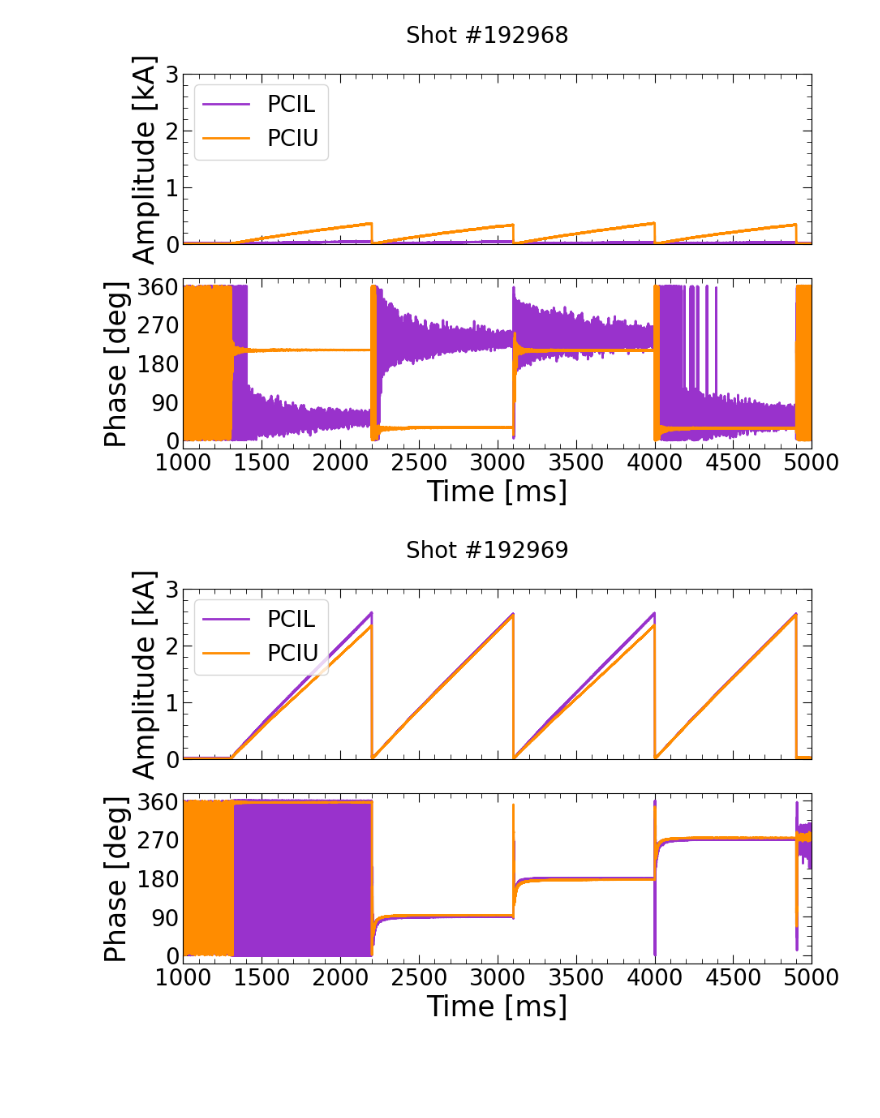
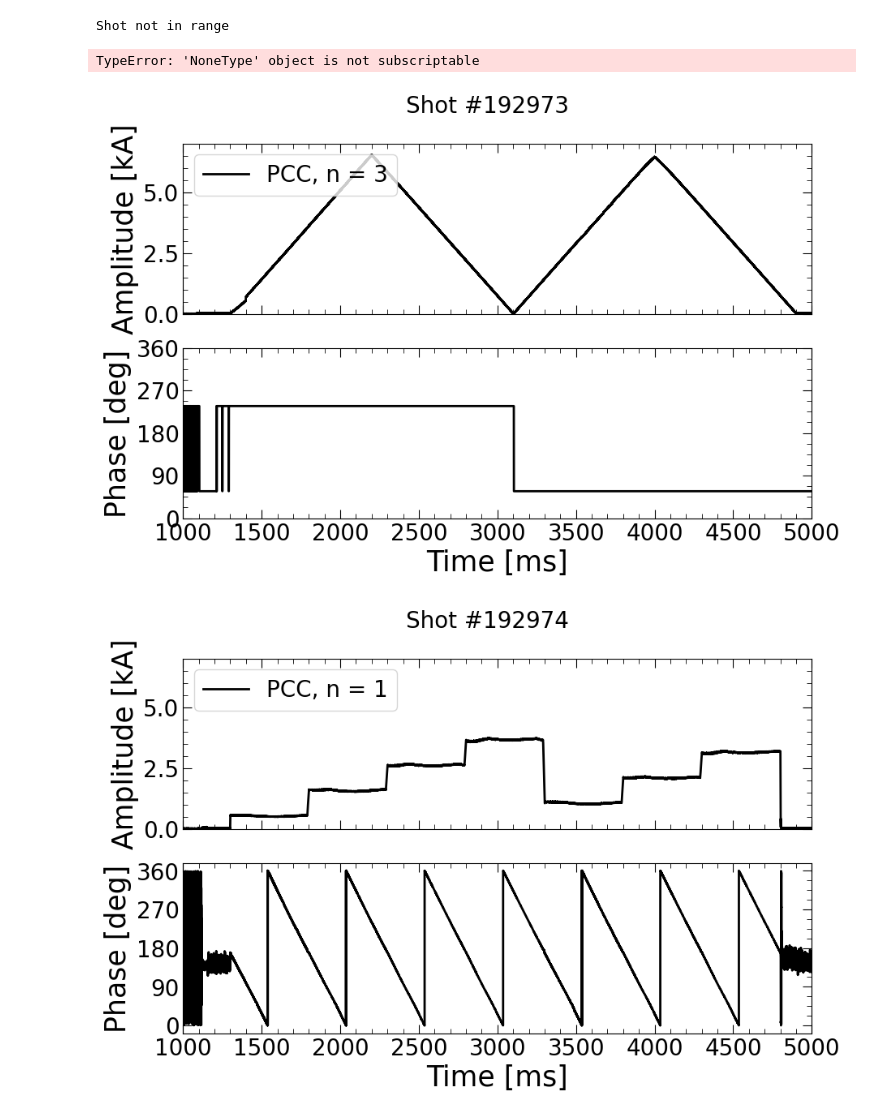
Before and after one commit to as-maan/sol_efc, a Jupyter notebook: coils.ipynb, the cells around one changed output. Drawn from its saved outputs; the diff is of its cells as text; code cells hidden in the pictures; blank space fills up the shorter version.

```diff
--- a/coils.ipynb
+++ b/coils.ipynb
@@ -2,7 +2,8 @@
 import matplotlib.pyplot as plt
 import plot_tools as plot
 import process
-shotrange = [i for i in range(192968,192975) if i not in [192973]]
+#shotrange = [i for i in range(192968,192975) if i not in [192973]]
+shotrange = [192973,192974,192972,192971,192970,192969,192968,192967]
 for shot in shotrange:
     # suggest two similar colors and a contrasting color
     fig, ax = plt.subplots(2,1,figsize=(10,6))
@@ -11,38 +12,42 @@ for shot in shotrange:
     colors = ['darkorchid','darkorange','black']
     wforms = process.extract_IC_wforms(shot)
     if wforms['PCC'] is not None:
+        mode = wforms['MODE']
         plot.plot1d_ax(ax[0],wforms['PCC']['time'],
                        wforms['PCC']['ampl'],'','Amplitude [kA]',
-                       c='black',l='PCC',xlim=[1000,5000],ylim=[0,4])
+                       c='black',l=f'PCC, n = {mode}',xlim=[1000,5000],ylim=[0,7])
         plot.plot1d_ax(ax[1],wforms['PCC']['time'],
                        wforms['PCC']['phase'],'Time [ms]','Phase [deg]',
-                       c='black',l='PCC',xlim=[1000,5000])
+                       c='black',l='',xlim=[1000,5000])
         ax[0].legend(loc='upper left',fontsize=20)
         ax[1].set_yticks([0,90,180,270,360])
         ax[1].set_yticklabels(['0','90','180','270','360'])
         ax[0].set_xticklabels([])
         plot.add_minor_ticks(ax[0])
         plot.add_minor_ticks(ax[1])
 
     if wforms['PCC'] is None:
+        mode = wforms['MODE']
         plot.plot1d_ax(ax[0],wforms['PCIL']['time'],
                        wforms['PCIL']['ampl'],'','Amplitude [kA]',
-                       c='darkorchid',l='PCIL',xlim=[1000,5000])
+                       c='darkorchid',l=f'PCIL , n = {mode}',xlim=[1000,5000])
         plot.plot1d_ax(ax[1],wforms['PCIL']['time'],
                        wforms['PCIL']['phase'],'Time [ms]','Phase [deg]',
                        c='darkorchid',l='PCIL',xlim=[1000,5000])
         plot.plot1d_ax(ax[0],wforms['PCIU']['time'],
                        wforms['PCIU']['ampl'],'','Amplitude [kA]',
-                       c='darkorange',l='PCIU',xlim=[1000,5000],ylim=[0,3])
+                       c='darkorange',l=f'PCIU, n = {mode}',xlim=[1000,5000],ylim=[0,3])
         plot.plot1d_ax(ax[1],wforms['PCIU']['time'],
                        wforms['PCIU']['phase'],'Time [ms]','Phase [deg]',
                        c='darkorange',l='PCIU',xlim=[1000,5000])
         ax[0].legend(loc='upper left',fontsize=20)
         ax[1].set_yticks([0,90,180,270,360])
         ax[1].set_yticklabels(['0','90','180','270','360'])
         ax[0].set_xticklabels([])
         plot.add_minor_ticks(ax[0])
         plot.add_minor_ticks(ax[1])
 # %% [output]
+Shot not in range
+TypeError: 'NoneType' object is not subscriptable
-[figure, old version]
+[figure, new version]
-[figure, old version]
+[figure, new version]
```
Also changed, not shown: parts of 5 cells of this notebook, 17 other files.
